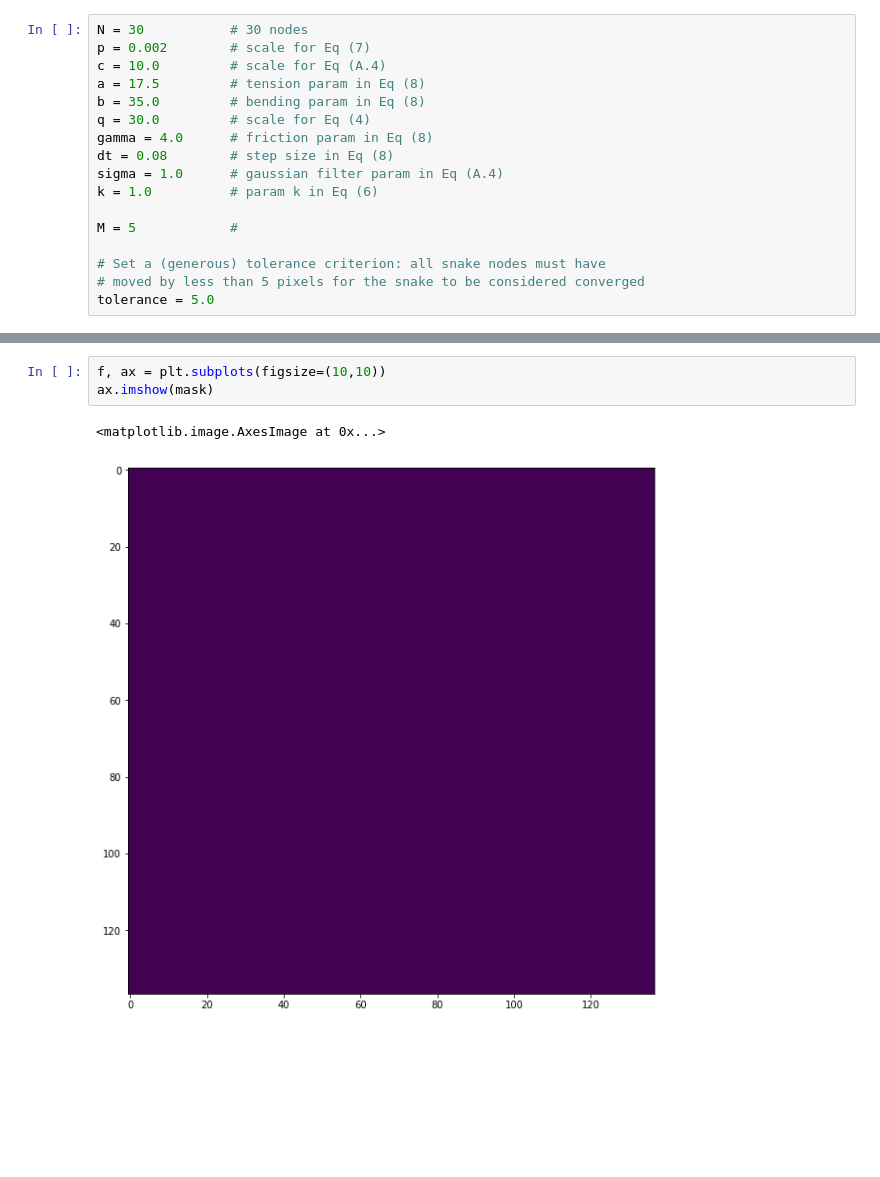
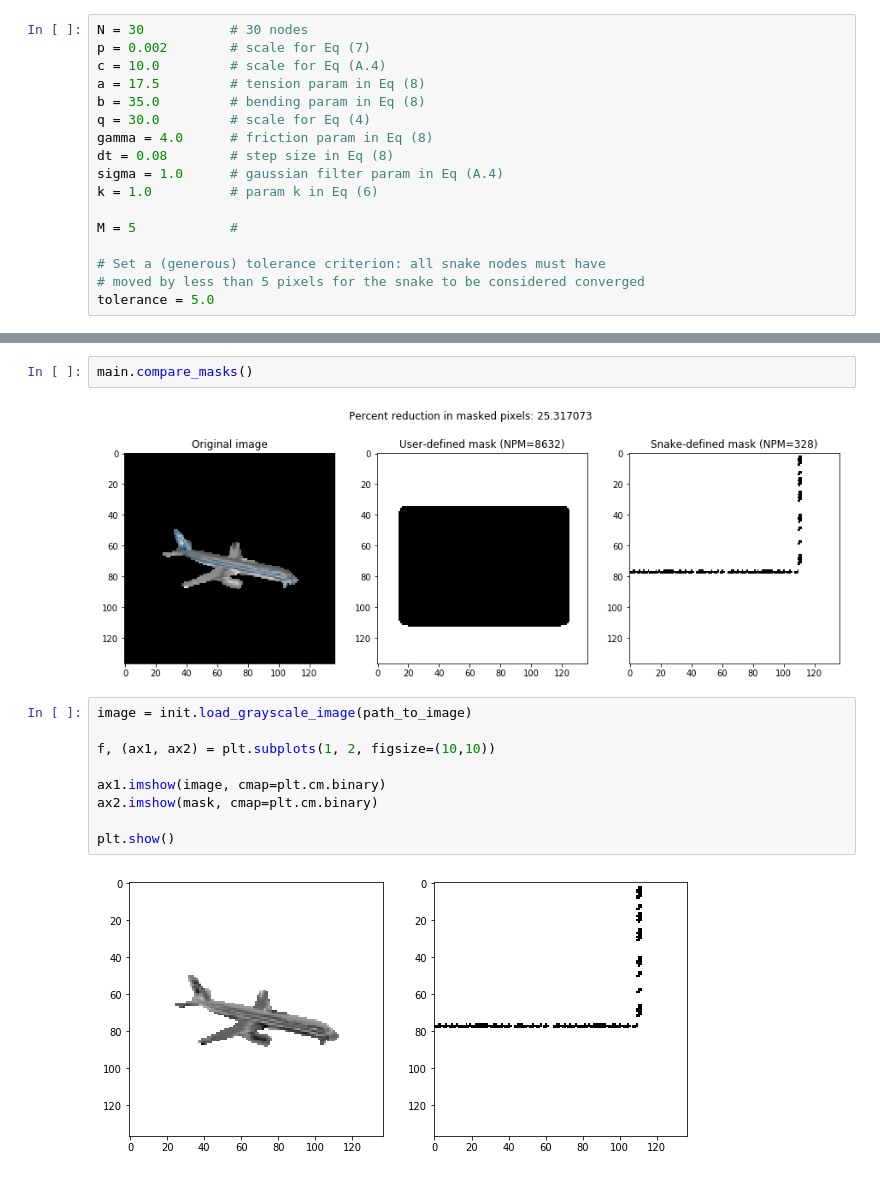
Before and after one commit to CS269-Capstone/t-snake-mask-generation, a Jupyter notebook: notebooks/Full-Demonstration.ipynb, the cells around one changed output, grey strips where cells are left out. Drawn from its saved outputs; the diff is of its cells as text; blank space fills up the shorter version.

```diff
--- a/notebooks/Full-Demonstration.ipynb
+++ b/notebooks/Full-Demonstration.ipynb
@@ -50,6 +38,15 @@ Main found 0 nodes to be on
-# %%
-f, ax = plt.subplots(figsize=(10,10))
-ax.imshow(mask)
-# %% [output]
-<matplotlib.image.AxesImage at 0x...>
-[figure, removed]
+# %%
+main.compare_masks()
+# %% [output]
+[figure, added]
+# %%
+image = init.load_grayscale_image(path_to_image)
+
+f, (ax1, ax2) = plt.subplots(1, 2, figsize=(10,10))
+
+ax1.imshow(image, cmap=plt.cm.binary)
+ax2.imshow(mask, cmap=plt.cm.binary)
+
+plt.show()
+# %% [output]
+[figure, added]
```
Also changed, not shown: parts of 3 cells of this notebook.
